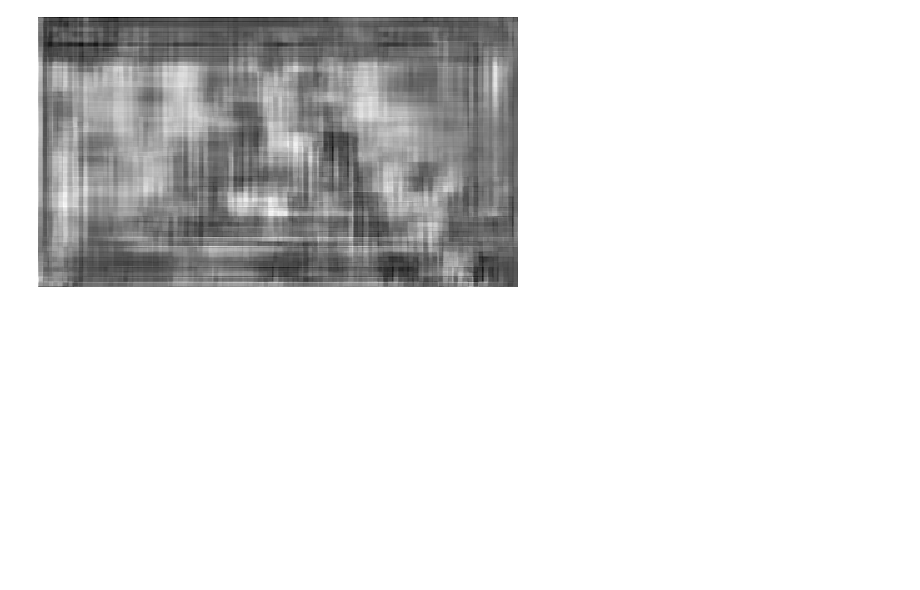
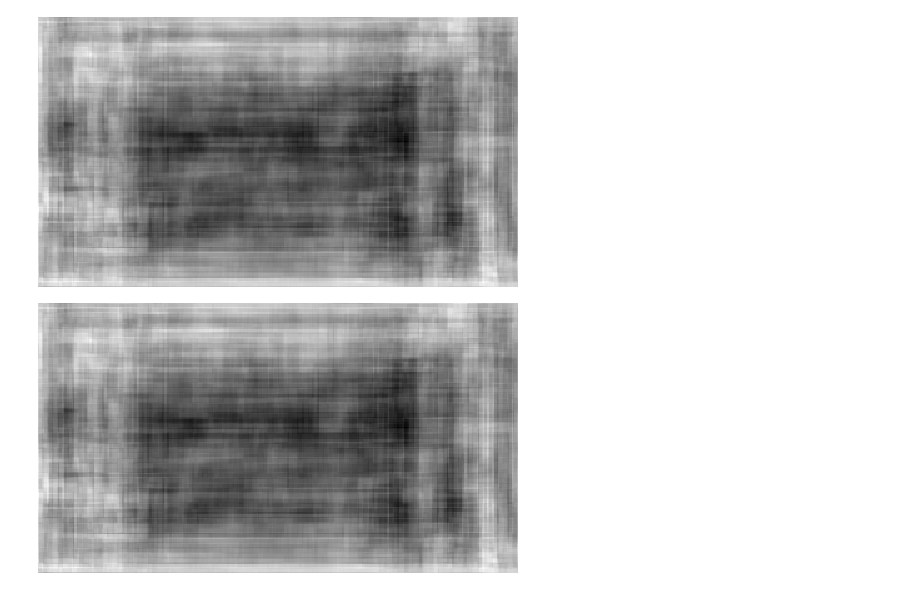
Before and after one commit to 510t/image_recognition, a Jupyter notebook: predict_heatmap.ipynb, the cells around one changed output. Drawn from its saved outputs; the diff is of its cells as text; code cells hidden in the pictures; blank space fills up the shorter version.

Commit message:
change model

```diff
--- a/predict_heatmap.ipynb
+++ b/predict_heatmap.ipynb
@@ -27,7 +31,6 @@ INPUT_HEIGHT = 270
 INPUT_WIDTH = 480
 INPUT_CHANNEL = 3
 # %%
-import tensorflow as tf
 from tensorflow.keras import datasets, layers, models
 
 model = models.Sequential()
@@ -48,24 +51,6 @@ model.add(layers.Conv2D(64, (5, 5), activation='relu', padding='same'))
 model.add(layers.UpSampling2D((5, 5)))
 model.add(layers.Conv2D(1, (3, 3), activation='sigmoid', padding='same'))
 
-# inputs = tf.keras.layers.Input(shape=(INPUT_HEIGHT,INPUT_WIDTH, INPUT_CHANNEL))
-
-# x = layers.Conv2D(32, (5, 5), activation='relu', padding='same')(inputs)
-# x = layers.MaxPooling2D((5, 5), padding='same')(x)
-# x = layers.Conv2D(8, (3, 3), activation='relu', padding='same')(x)
-# x = layers.MaxPooling2D((3, 3), padding='same')(x)
-# x = layers.Conv2D(8, (3, 3), activation='relu', padding='same')(x)
-# encoded = layers.MaxPooling2D((2, 2), padding='same')(x)
-
-# x = layers.Conv2D(8, (3, 3), activation='relu', padding='same')(encoded)
-# x = layers.UpSampling2D((2, 2))(x)
-# x = layers.Conv2D(8, (3, 3), activation='relu', padding='same')(x)
-# x = layers.UpSampling2D((3, 3))(x)
-# x = layers.Conv2D(16, (3, 3), activation='relu', padding="same")(x)
-# x = layers.UpSampling2D((5, 5))(x)
-# decoded = layers.Conv2D(1, (3, 3), activation='sigmoid', padding='same')(x)
-
-model = tf.keras.Model(inputs, decoded)
 model.compile(optimizer='adam', loss='binary_crossentropy')
 model.summary()
 model.compile(optimizer='adam',
@@ -117,6 +102,7 @@ Epoch 5/5
 <keras.callbacks.History at 0x...>
 # %%
+from tensorflow.keras.utils import array_to_img
 y_pred = model.predict(x_test)
-pred_img = array_to_img(y_pred[3])
-pred_img
+pred_img = array_to_img(y_pred[1]*256)
+display(pred_img)
 # %% [output]
@@ -124,3 +109,4 @@ WARNING:tensorflow:5 out of the last 13 calls to <function Model.make_predict_fu
-[figure, old version]
+[figure, new version]
+[figure, added]
 # %%
 import glob
```
Also changed, not shown: parts of 7 cells of this notebook.
